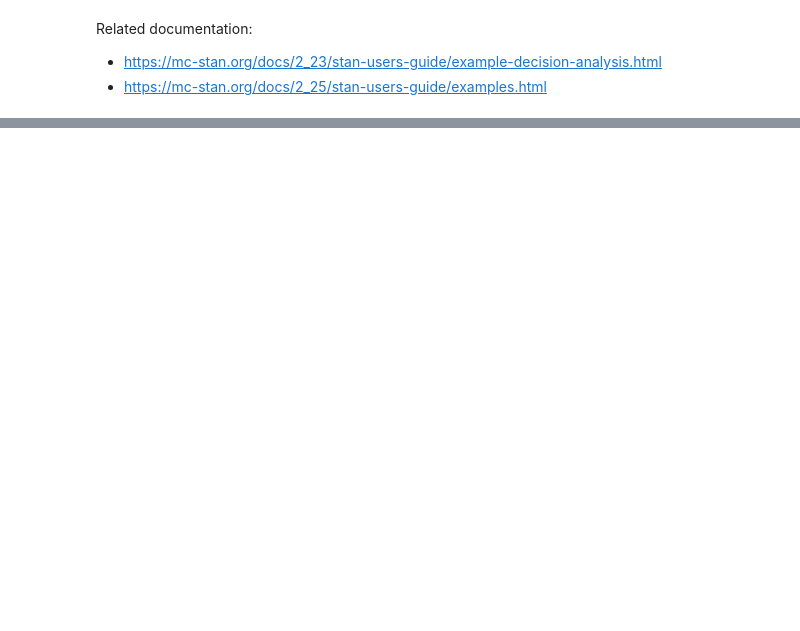
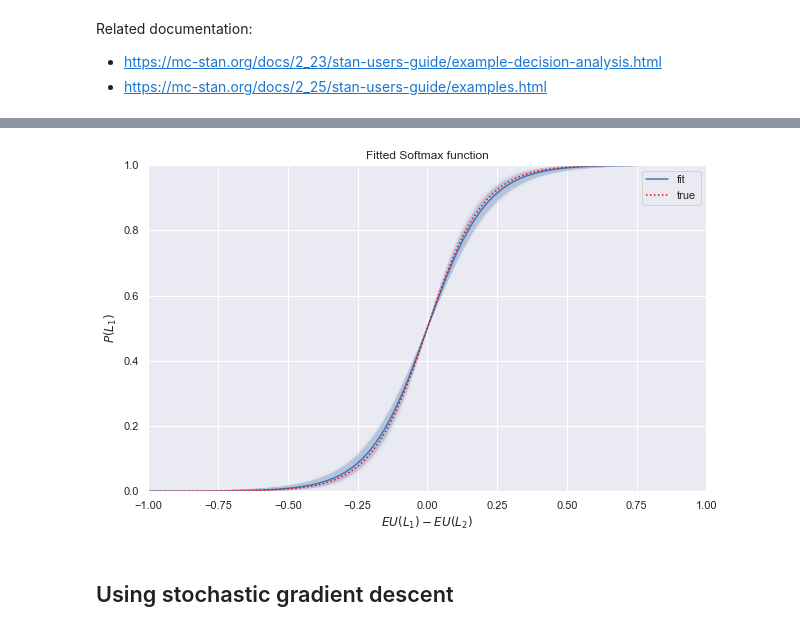
Before and after one commit to AurelienNioche/BayesianCogSci, a Jupyter notebook: likelihood_based/cumulative_prospect_theory.ipynb, the cells around one changed output, grey strips where cells are left out. Saved outputs shown, nothing was run; the diff lists cells and outputs as text; code cells hidden in the pictures; blank space fills up the shorter version.

```diff
--- a/likelihood_based/cumulative_prospect_theory.ipynb
+++ b/likelihood_based/cumulative_prospect_theory.ipynb
@@ -79,0 +390,35 @@ print(fit)
+# %%
+# Create fig
+fig, ax = plt.subplots(figsize=(10, 6))
+
+# Set limits
+x_min, x_max = -1, 1
+y_min, y_max = 0, 1
+
+# Generate x-values
+x = np.linspace(x_min, x_max, 100)
+
+# Plot a subset
+for i in idx:
+    y_p = expit(x/tau[i])
+    ax.plot(x, y_p, color='lightsteelblue', alpha=0.005)
+
+# Plot mean
+y_mean = expit(x/tau_mean)
+ax.plot(x, y_mean, label="fit")
+
+# Plot truth
+y_true = expit(x/tau_true)
+ax.plot(x, y_true, ls=':', label='true', color="red")
+
+# Pimp your plot
+ax.set_xlabel('$EU(L_1) - EU(L_2)$')
+ax.set_ylabel('$P(L_1)$')
+ax.set_title('Fitted Softmax function')
+ax.set_xlim(x_min, x_max)
+ax.set_ylim(y_min, y_max)
+
+ax.legend()
+plt.show()
+# %% [output]
+[figure, added]
@@ -79,0 +461,2 @@ print(fit)
+# %% [markdown]
+## Using stochastic gradient descent
```
Also changed, not shown: parts of 38 cells of this notebook, 2 other files.
